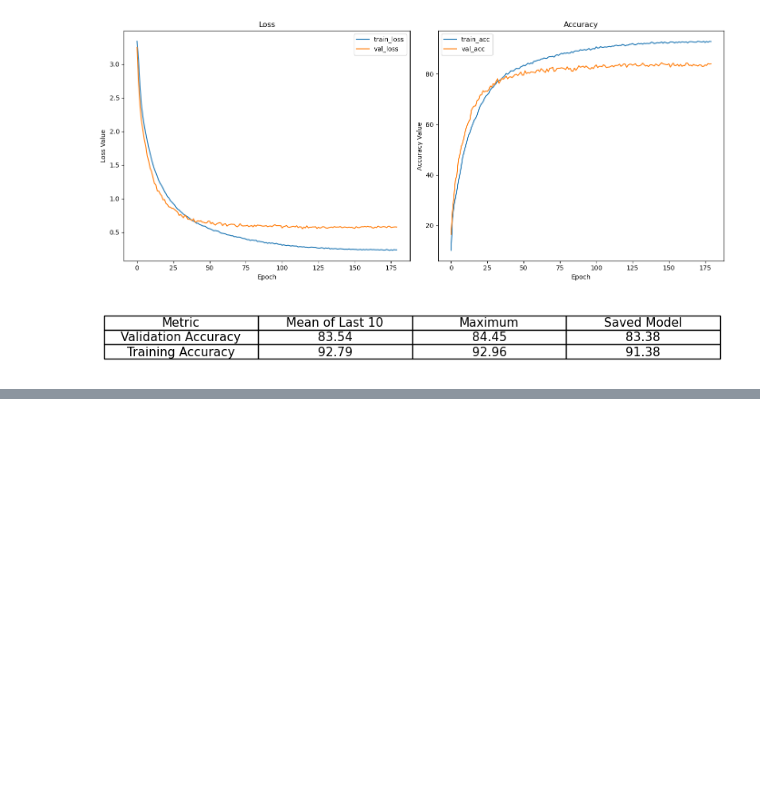
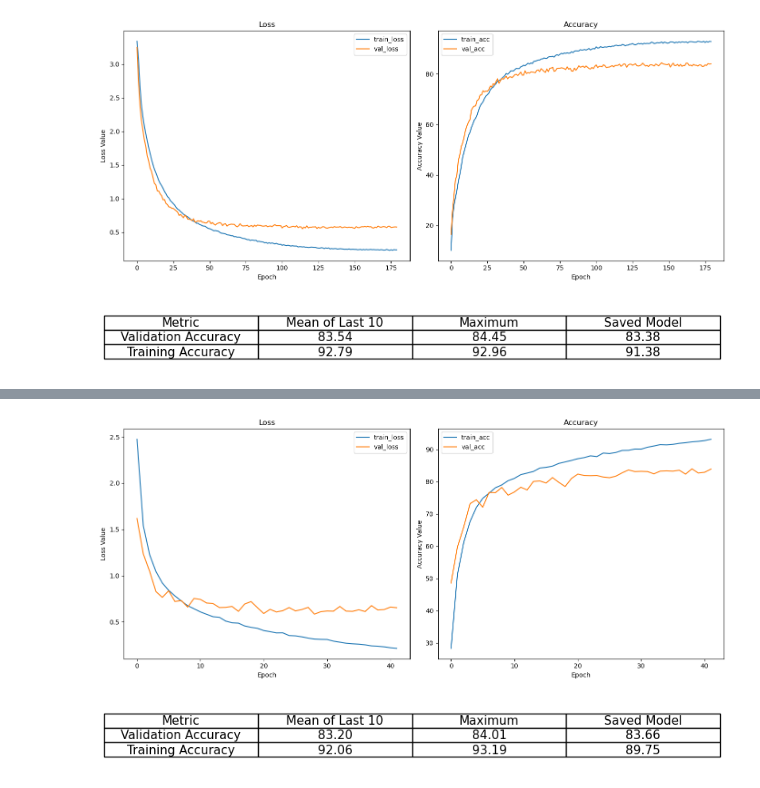
Before and after one commit to Anton123567/DL_UPC, a Jupyter notebook: Lab_02/lab2 plots.ipynb, the cells around one changed output, grey strips where cells are left out. Drawn from its saved outputs; the diff is of its cells as text; code cells hidden in the pictures; blank space fills up the shorter version.

```diff
--- a/Lab_02/lab2 plots.ipynb
+++ b/Lab_02/lab2 plots.ipynb
@@ -145,0 +234,6 @@ plot_res(df20)
+# %%
+df23 = pd.read_csv('test23/results/results.csv')
+plot_res(df23)
+# %% [output]
+[figure, added]
+[figure, added]
```
Also changed, not shown: parts of 8 cells of this notebook, 11 other files.
